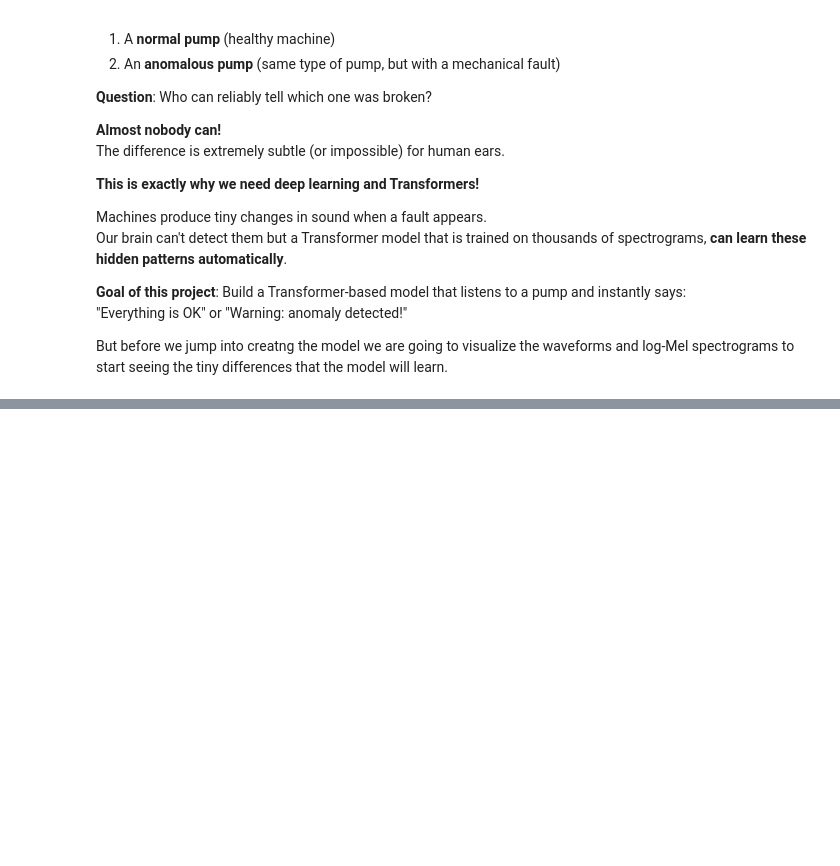
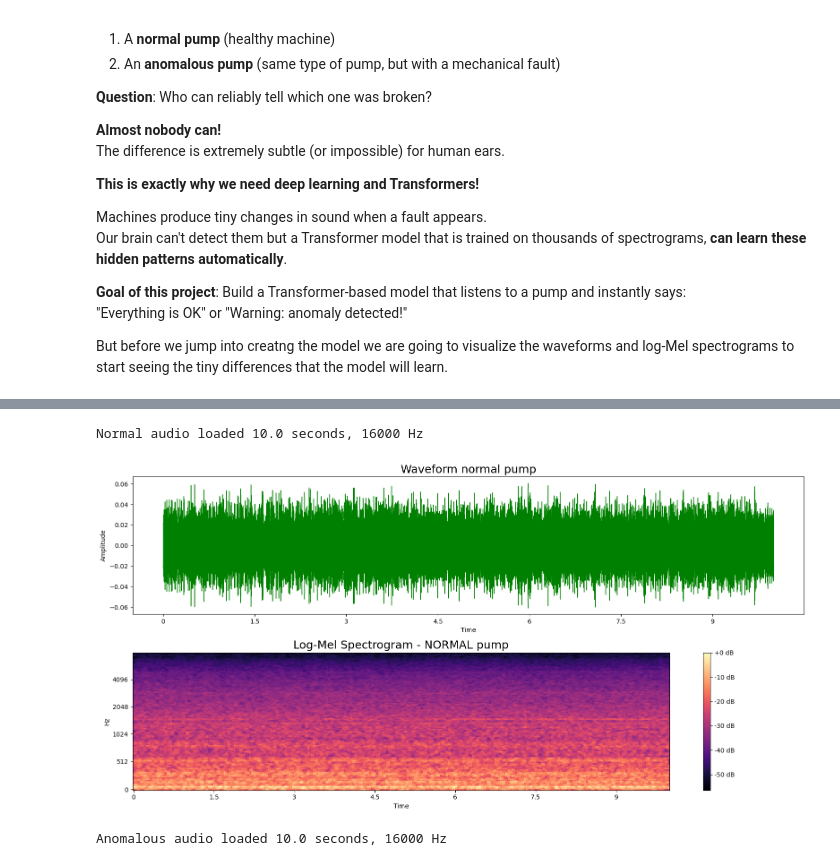
Before and after one commit to meli20002/Industrial-Sound-Anomaly-Detection-using-Transformers, a Jupyter notebook: notebook.ipynb, the cells around one changed output, grey strips where cells are left out. Drawn from its saved outputs; the diff is of its cells as text; code cells hidden in the pictures; blank space fills up the shorter version.

Commit message:
Add waveform and log-mel comparison between the anomalious and normal sampe + some interpreation

```diff
--- a/notebook.ipynb
+++ b/notebook.ipynb
@@ -332,0 +358,32 @@ But  before we jump into creatng the model  we are going to  visualize the wavef
+# %%
+# Load normal audio
+y_normal, sr = librosa.load(normal_file, sr=None)
+print(f"Normal audio loaded {len(y_normal)/sr:.1f} seconds, {sr} Hz")
+# %% [output]
+Normal audio loaded 10.0 seconds, 16000 Hz
+# %%
+# Plot normal waveform + log-Mel
+plt.figure(figsize=(16,8))
+
+plt.subplot(2,1,1)
+librosa.display.waveshow(y_normal, sr=sr, color='green')
+plt.title("Waveform normal pump", fontsize=18)
+plt.ylabel("Amplitude")
+
+mel_normal = librosa.feature.melspectrogram(y=y_normal, sr=sr, n_mels=128, fmax=8000)
+logmel_normal = librosa.power_to_db(mel_normal, ref=np.max)
+
+plt.subplot(2,1,2)
+librosa.display.specshow(logmel_normal, sr=sr, x_axis='time', y_axis='mel', fmax=8000, cmap='magma')
+plt.colorbar(format='%+2.0f dB')
+plt.title("Log-Mel Spectrogram - NORMAL pump", fontsize=18)
+
+plt.tight_layout()
+plt.show()
+# %% [output]
+[figure, added]
+# %%
+y_anom, sr = librosa.load(anomalous_file, sr=None)
+print(f"Anomalous audio loaded {len(y_anom)/sr:.1f} seconds, {sr} Hz")
+# %% [output]
+Anomalous audio loaded 10.0 seconds, 16000 Hz
```
Also changed, not shown: parts of 6 cells of this notebook, 1 other file.
